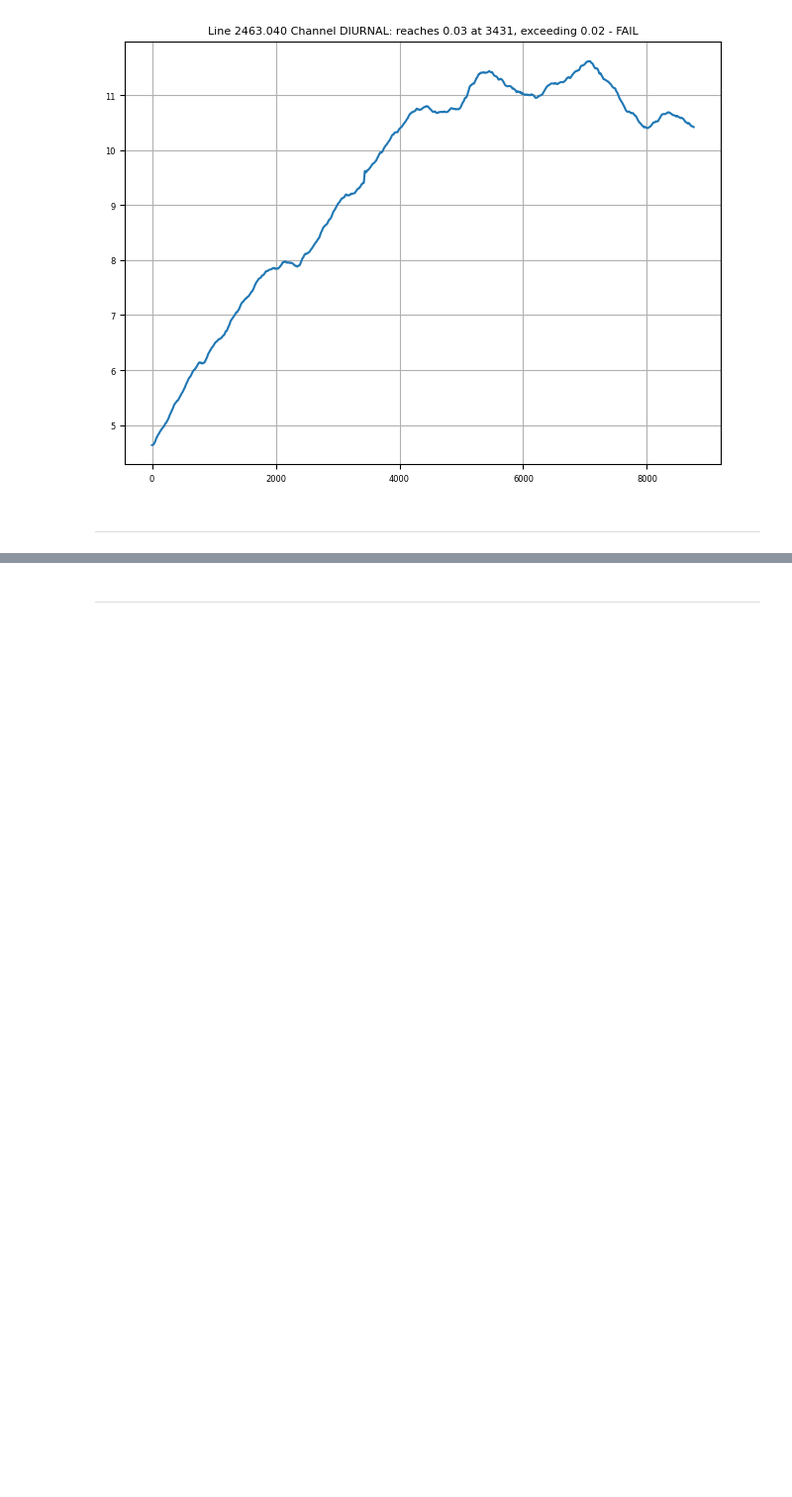
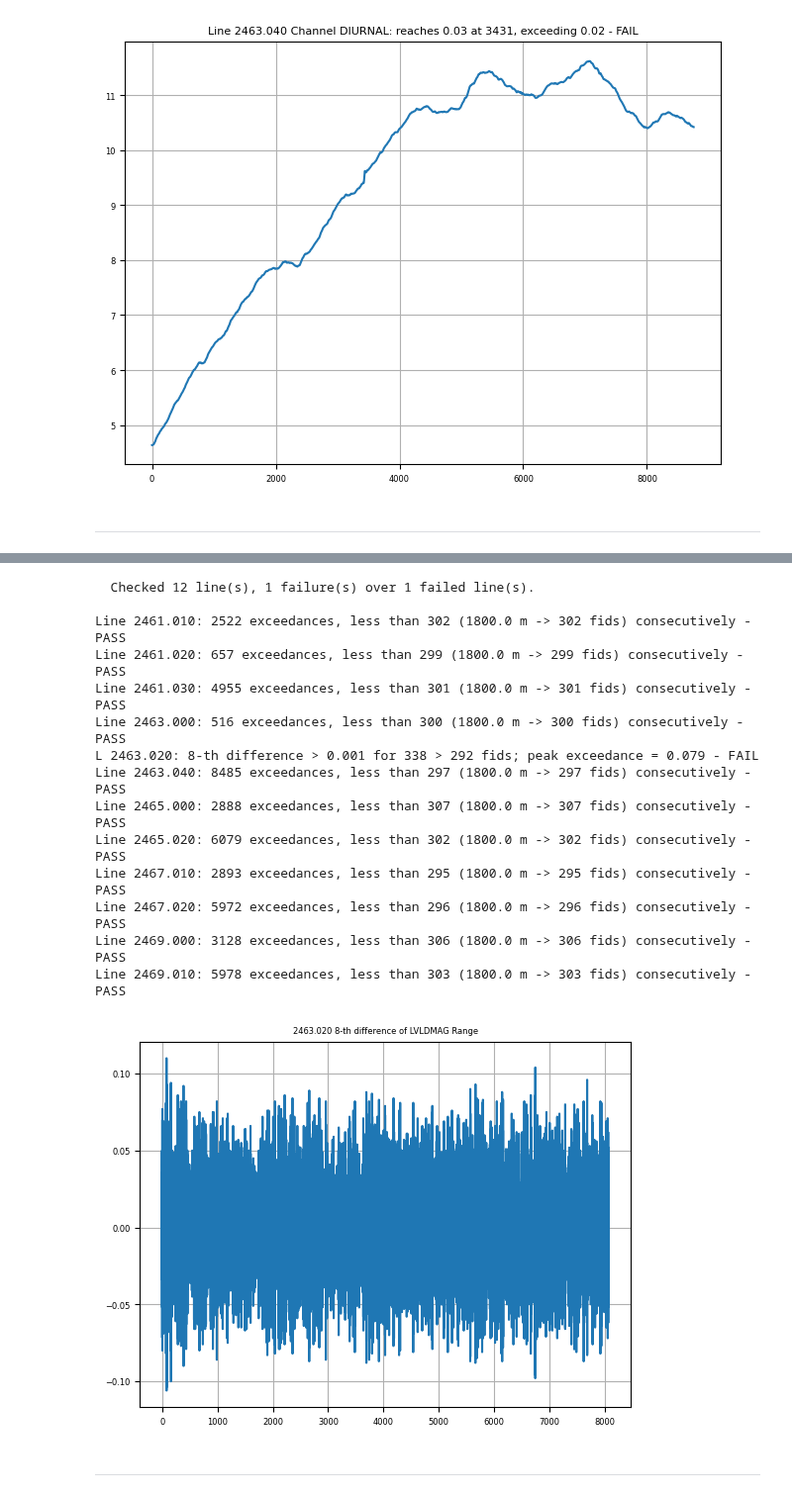
Before and after one commit to GeoscienceAustralia/galileoQC, a Jupyter notebook: docs/source/tutorials/aeromag_analysis.ipynb, the cells around one changed output, grey strips where cells are left out. Shown at 99% size. Drawn from its saved outputs; the diff is of its cells as text; code cells hidden in the pictures; blank space fills up the shorter version.

```diff
--- a/docs/source/tutorials/aeromag_analysis.ipynb
+++ b/docs/source/tutorials/aeromag_analysis.ipynb
@@ -83,3 +121,24 @@ Line 2469.000: exceedances = 13 < 3000 - PASS
+# %%
+qc.checkDiff(dh, diff_chan='', raw_chan='LVLDMAG',
+             lines=[],
+             limit=0.001, maxDistance=1800.0, num_diff=8,
+             plot_flag=True, verbose=True)
+# %% [output]
+  Checked 12 line(s), 1 failure(s) over 1 failed line(s).
+
+Line 2461.010: 2522 exceedances, less than 302 (1800.0 m -> 302 fids) consecutively - PASS
+Line 2461.020: 657 exceedances, less than 299 (1800.0 m -> 299 fids) consecutively - PASS
+Line 2461.030: 4955 exceedances, less than 301 (1800.0 m -> 301 fids) consecutively - PASS
+Line 2463.000: 516 exceedances, less than 300 (1800.0 m -> 300 fids) consecutively - PASS
+L 2463.020: 8-th difference > 0.001 for 338 > 292 fids; peak exceedance = 0.079 - FAIL
+Line 2463.040: 8485 exceedances, less than 297 (1800.0 m -> 297 fids) consecutively - PASS
+Line 2465.000: 2888 exceedances, less than 307 (1800.0 m -> 307 fids) consecutively - PASS
+Line 2465.020: 6079 exceedances, less than 302 (1800.0 m -> 302 fids) consecutively - PASS
+Line 2467.010: 2893 exceedances, less than 295 (1800.0 m -> 295 fids) consecutively - PASS
+Line 2467.020: 5972 exceedances, less than 296 (1800.0 m -> 296 fids) consecutively - PASS
+Line 2469.000: 3128 exceedances, less than 306 (1800.0 m -> 306 fids) consecutively - PASS
+Line 2469.010: 5978 exceedances, less than 303 (1800.0 m -> 303 fids) consecutively - PASS
+[figure, added]
 # %% [markdown]
 ___
 # %% [markdown]
```
Also changed, not shown: parts of 4 cells of this notebook, 4 other files.
